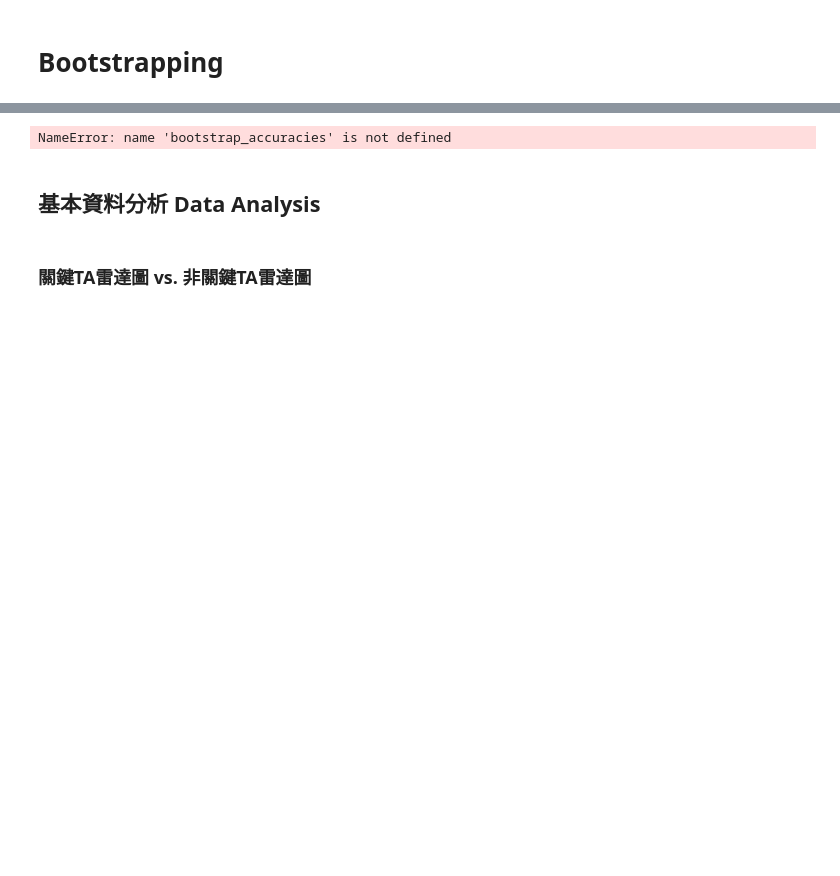
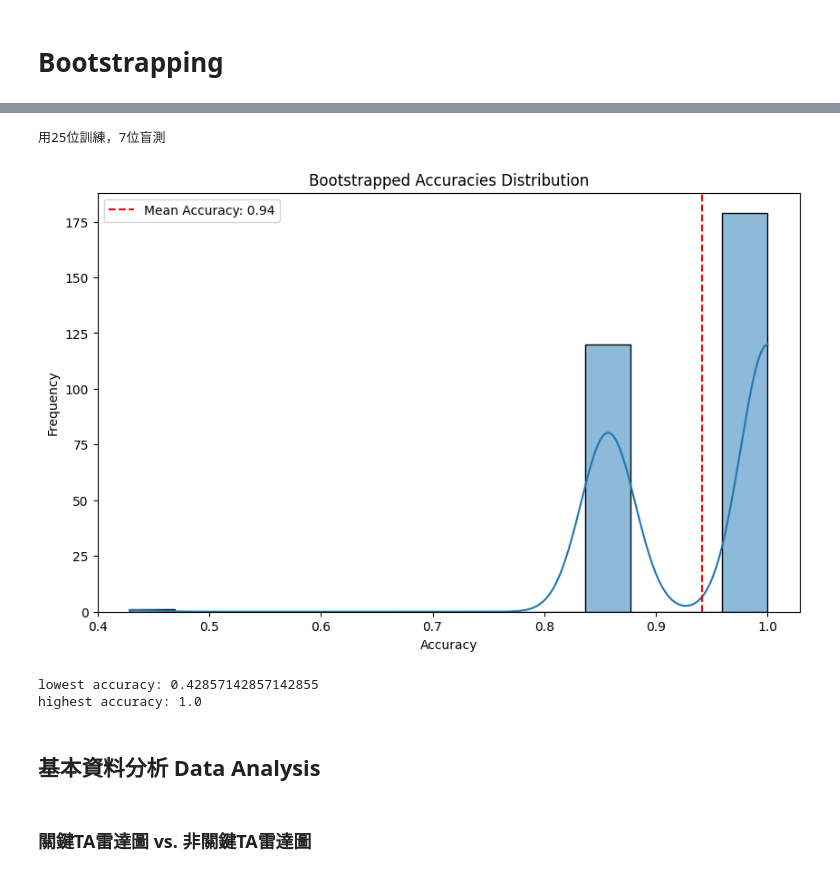
Before and after one commit to frankcholula/flow-disability-employment, a Jupyter notebook: score_exploration.ipynb, the cells around one changed output, grey strips where cells are left out. Saved outputs shown, nothing was run; the diff lists cells and outputs as text; code cells hidden in the pictures; blank space fills up the shorter version.

```diff
--- a/score_exploration.ipynb
+++ b/score_exploration.ipynb
@@ -114,18 +213,8 @@ ModuleNotFoundError: No module named 'sklearn'
 # %% [markdown]
 # Bootstrapping
 # %%
-import pandas as pd
-import numpy as np
-from sklearn.model_selection import train_test_split, cross_val_score
-from sklearn.preprocessing import LabelEncoder
-from sklearn.linear_model import LogisticRegression
-from sklearn.metrics import accuracy_score, confusion_matrix, classification_report
-from sklearn.utils import resample
-import seaborn as sns
-import matplotlib.pyplot as plt
-
 # Load the dataset
-def logistic_regression_model(df,features,target='關鍵TA', test_size=0.2, random_state=42, n_bootstraps=100):
+def logistic_regression_bootstrap(df,features,target='關鍵TA', test_size=0.2, random_state=42, n_bootstraps=100):
     df = scores_df.copy()
     encoder = LabelEncoder()
     df[target] = encoder.fit_transform(df[target])
@@ -138,22 +227,7 @@ def logistic_regression_model(df,features,target='關鍵TA', test_size=0.2, rand
     # Predict on the testing data
     y_test_pred = classifier.predict(X_test)
 
-    # Evaluate the classifier
-    train_accuracy = accuracy_score(y_train, y_train_pred)
-    test_accuracy = accuracy_score(y_test, y_test_pred)
-    classification_rep = classification_report(y_test, y_test_pred)
-    print(f"Training Accuracy: {train_accuracy}")
-    print(f"Testing Accuracy: {test_accuracy}")
-    print(f"Classification Report:{classification_rep}")
-
-    def _plot_confusion_matrix(y_test, y_test_pred):
-        cm = confusion_matrix(y_test, y_test_pred)
-        plt.figure(figsize=(8, 6))
-        sns.heatmap(cm, annot=True, fmt='d', cmap='Blues', xticklabels=encoder.classes_, yticklabels=encoder.classes_)
-        plt.title('Confusion Matrix')
-        plt.ylabel('True Label')
-        plt.xlabel('Predicted Label')
-        plt.show()
+    bootstrap_accuracies = []
     # bootstrapping
     for _ in range(n_bootstraps):
         # TODO: wrap try catch here in case we get all TA's
@@ -167,6 +241,9 @@ def logistic_regression_model(df,features,target='關鍵TA', test_size=0.2, rand
     std_dev_accuracy = bootstrap_accuracies.std()
 
     # Plot the distribution of accuracies
+    len_training = len(X_train)
+    len_testing = len(X_test)
+    print(f'用{len_training}位訓練，{len_testing}位盲測')
     plt.figure(figsize=(10, 6))
     sns.histplot(bootstrap_accuracies, kde=True)
     plt.title('Bootstrapped Accuracies Distribution')
@@ -175,3 +252,4 @@ def logistic_regression_model(df,features,target='關鍵TA', test_size=0.2, rand
     plt.axvline(x=mean_accuracy, color='red', linestyle='--', label=f'Mean Accuracy: {mean_accuracy:.2f}')
     plt.legend()
     plt.show()
+    return lrm, bootstrap_accuracies
@@ -180,14 +303,15 @@ ModuleNotFoundError: No module named 'sklearn'
 # %%
 # Find the lowest accuracy achieved in the bootstrapping process
+lrm, bootstrap_accuracies  = logistic_regression_bootstrap(ta_df, inside_features, n_bootstraps=300)
 lowest_accuracy = bootstrap_accuracies.min()
 highest_accuracy = bootstrap_accuracies.max()
 # Number of samples in the training and testing sets
-num_samples_train = X_train.shape[0]
-num_samples_test = X_test.shape[0]
-num_samples_train, num_samples_test
-print(f"lowest accuracy: {lowest_accuracy} \n highest accuracy: {highest_accuracy} \n training samples: {num_samples_train} \n test samples: {num_samples_test}")
+print(f"lowest accuracy: {lowest_accuracy} \nhighest accuracy: {highest_accuracy}")
 # %% [output]
-NameError: name 'bootstrap_accuracies' is not defined
+用25位訓練，7位盲測
+[figure, added]
+lowest accuracy: 0.42857142857142855
+highest accuracy: 1.0
 # %% [markdown]
 ## 基本資料分析 Data Analysis
 # %%
```
Also changed, not shown: parts of 7 cells of this notebook, 3 other files.
